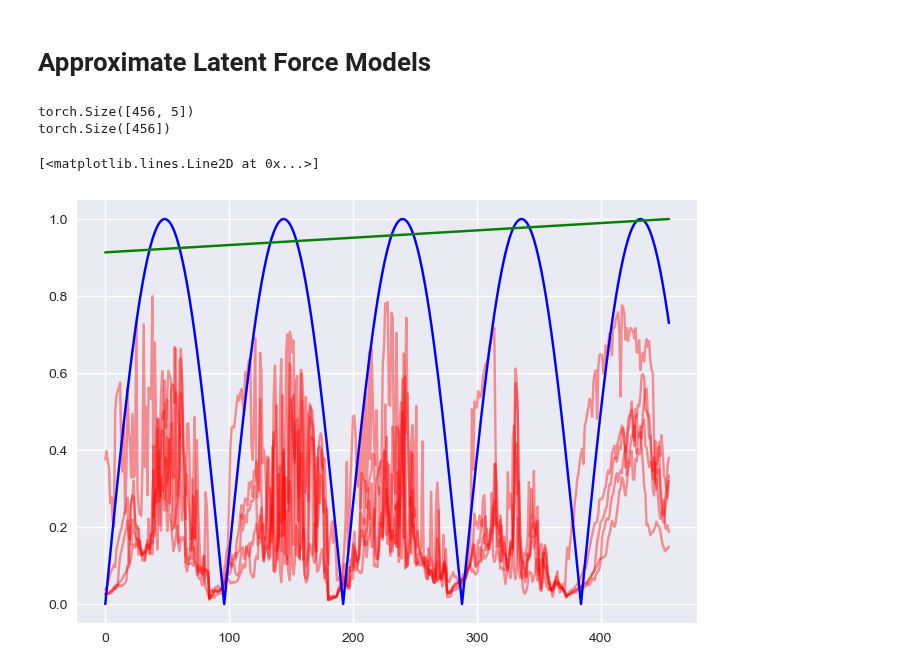
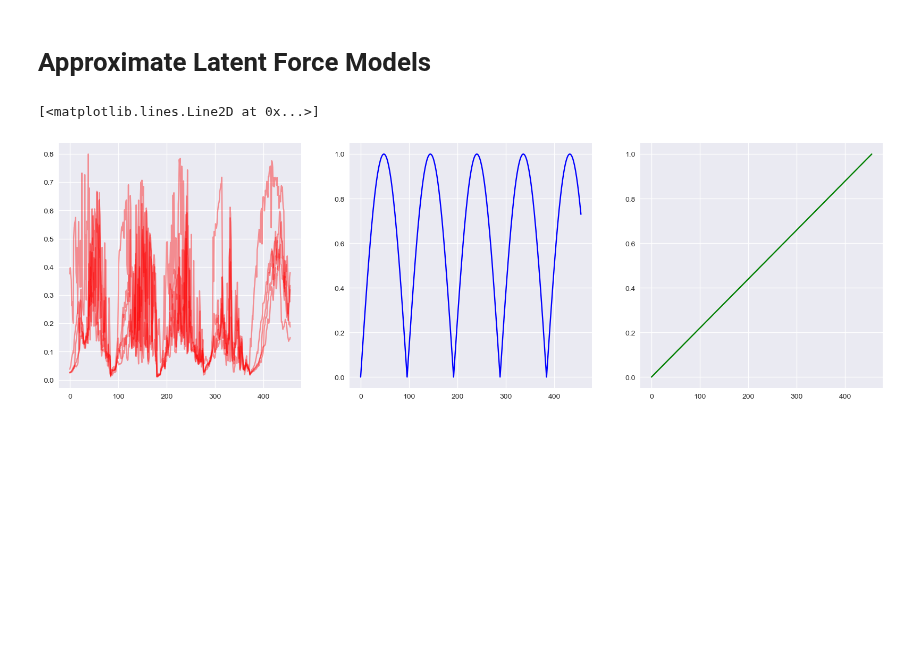
Before and after one commit to eirikbaekkelund/Dissertation, a Jupyter notebook: lfms.ipynb, the cells around one changed output. Cells and saved outputs as stored; diff of their text form; code cells hidden in the pictures; blank space fills up the shorter version.

```diff
--- a/lfms.ipynb
+++ b/lfms.ipynb
@@ -460,25 +466,20 @@ class PV_LFM_Dataset(TranscriptomicTimeSeries):
 # %%
 N_OBS = 5
 
 m_observed = y_train[:, :N_OBS]
 f_observed = periodic_train
 # scale x_train to be between 0 and 1 and x_test to be between 1 and 2
-t_train = x_train / x_train.max()
-t_test = x_test / x_test.max() + 1
+t_train = torch.linspace(0, 1, len(x_train))
+t_test = torch.linspace(1, (len(x_test) + len(x_train))/len(x_train), len(x_test))
+fig, ax = plt.subplots(1, 3, figsize=(20, 6))
+for i in range(N_OBS):
+    ax[0].plot(m_observed[:,i], color='red', alpha=0.4)
 
-print(m_observed.shape)
-print(f_observed.shape)
-
-for i in range(N_OBS):
-    plt.plot(m_observed[:,i], color='red', alpha=0.4)
-
-plt.plot(f_observed, color='blue')
-plt.plot(t_train, color='green')
+ax[1].plot(f_observed, color='blue')
+ax[2].plot(t_train, color='green')
 # %% [output]
-torch.Size([456, 5])
-torch.Size([456])
+[<matplotlib.lines.Line2D at 0x...>]
-[<matplotlib.lines.Line2D at 0x...>]
-[figure, old version]
+[figure, new version]
 # %%
 # create dataset
 dataset = PV_LFM_Dataset(N_OBS, m_observed, f_observed, t_train, torch.rand(N_OBS) )
```
Also changed, not shown: parts of 10 cells of this notebook, 9 other files.
